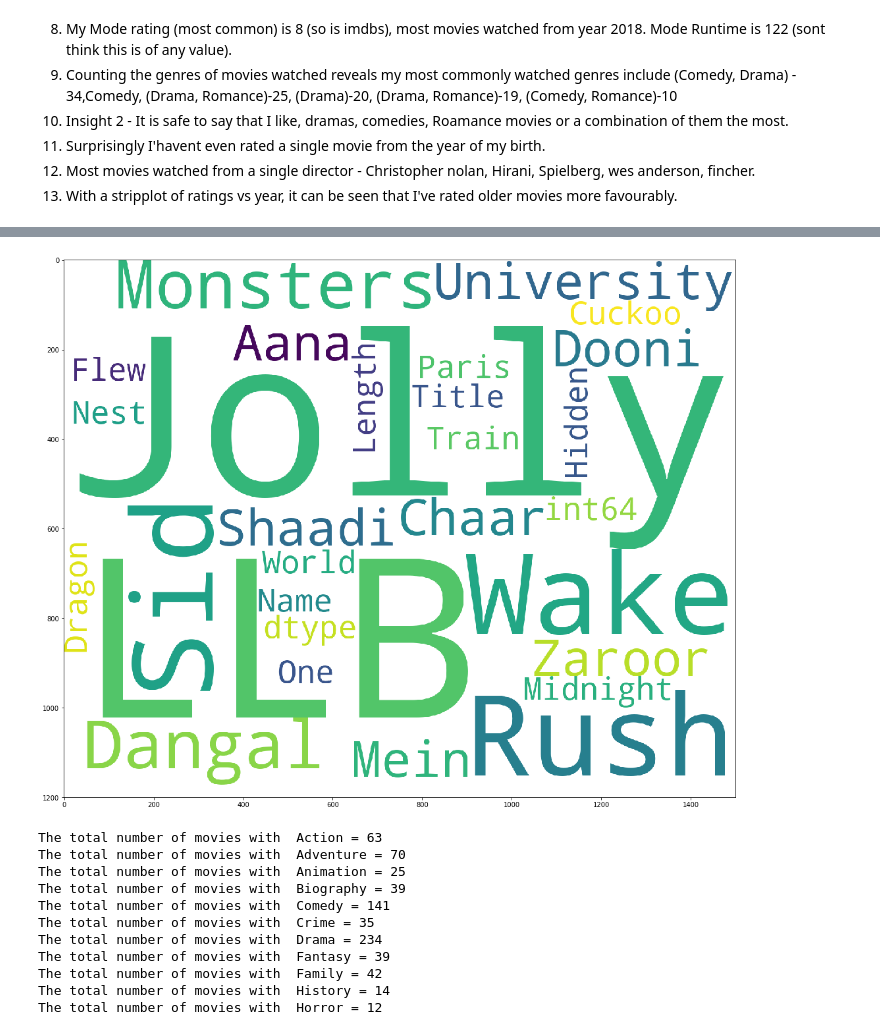
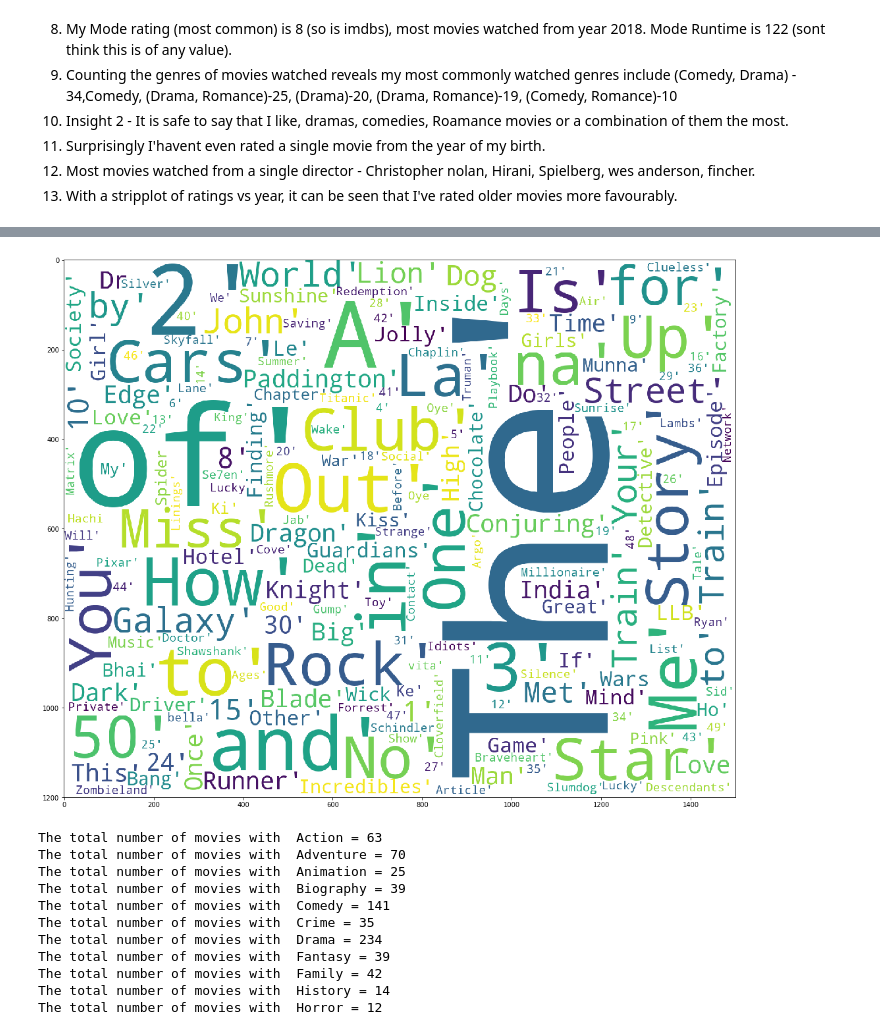
Before and after one commit to DnanaDev/User_Profile_Cluster_Analysis, a Jupyter notebook: IMDB_Movie_Ratings.ipynb, the cells around one changed output, grey strips where cells are left out. Drawn from its saved outputs; the diff is of its cells as text; code cells hidden in the pictures.

```diff
--- a/IMDB_Ratings.ipynb
+++ b/IMDB_Movie_Ratings.ipynb
@@ -131,0 +145,12 @@ Siddharth Anand                                               1
+# %%
+# Title analysis
+import random
+from wordcloud import WordCloud, STOPWORDS
+
+text = ratings['Title'].to_string()
+
+text_cloud = str(text.split())
+text_df = text.split()
+
+newdf = pd.DataFrame(data = text_df)
+newdf[0].value_counts()
@@ -132,21 +170,15 @@ Siddharth Anand                                               1
 # %%
-# Title analysis
-import random
-from wordcloud import WordCloud, STOPWORDS
-
-text = (str(ratings['Title'].value_counts()))
-
 plt.subplots(figsize = (20,15))
 wordcloud = WordCloud(
                         stopwords= STOPWORDS,
 background_color = 'white',
 width =1500,
-height = 1200).generate(text)
+height = 1200).generate(text_cloud)
 
 plt.imshow(wordcloud)
 plt.show()
 # %% [output]
-[figure, old version]
+[figure, new version]
 # %%
 %matplotlib inline
 import seaborn as sns
```
Also changed, not shown: parts of 4 cells of this notebook, 11 other files.
